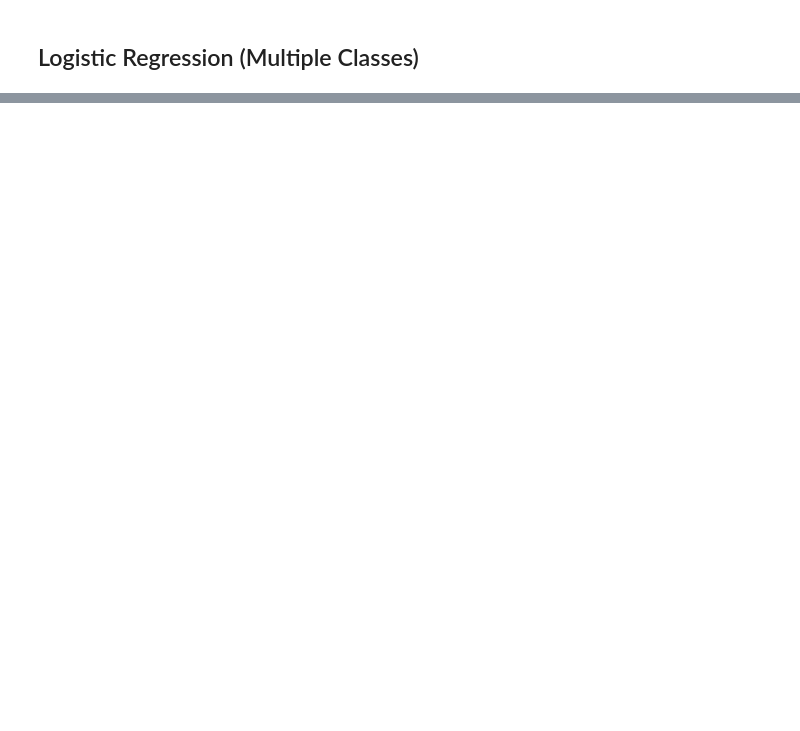
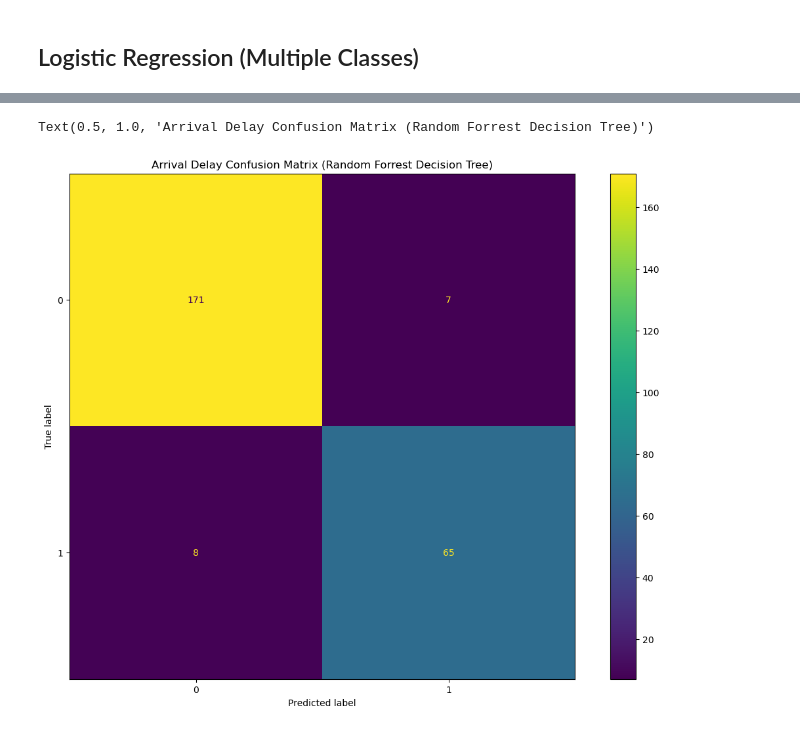
Before and after one commit to atramirez/Flight-Delays-Capstone, a Jupyter notebook: notebooks/r1_models.ipynb, the cells around one changed output, grey strips where cells are left out. Saved outputs shown, nothing was run; the diff lists cells and outputs as text; code cells hidden in the pictures; blank space fills up the shorter version.

```diff
--- a/notebooks/r1_models.ipynb
+++ b/notebooks/r1_models.ipynb
@@ -140,0 +141,6 @@ weighted avg       0.27      0.37      0.26    145681
+# %%
+df_x = df[['DOT_ID_Marketing_Airline', 'OriginAirportSeqID', 'DepTimeBlk', 'DepDelay', 'DestAirportSeqID', 'ArrTimeBlk', 'Distance', 'TaxiOut', 'CRSDepTime', 'CRSArrTime',
+ 'Quarter', 'Month', 'DayOfWeek']]
+df_y = df['ArrDel15']
+# %%
+x_train, x_test, y_train, y_test= train_test_split(df_x, df_y, test_size=.25)
@@ -140,0 +151,4 @@ weighted avg       0.27      0.37      0.26    145681
+# %%
+rfc = RandomForestClassifier(random_state=15).fit(x_train, y_train)
+# %%
+rfc_pred = rfc.predict(x_test)
@@ -140,0 +172,9 @@ weighted avg       0.27      0.37      0.26    145681
+# %%
+fig, ax1 = plt.subplots(1,1, figsize=(14,10))
+
+matrix = confusion_matrix(y_test, rfc_pred)
+ConfusionMatrixDisplay(confusion_matrix=matrix).plot(ax=ax1)
+ax1.set_title("Arrival Delay Confusion Matrix (Random Forrest Decision Tree)")
+# %% [output]
+Text(0.5, 1.0, 'Arrival Delay Confusion Matrix (Random Forrest Decision Tree)')
+[figure, added]
```
Also changed, not shown: parts of 17 cells of this notebook, 1 other file.
